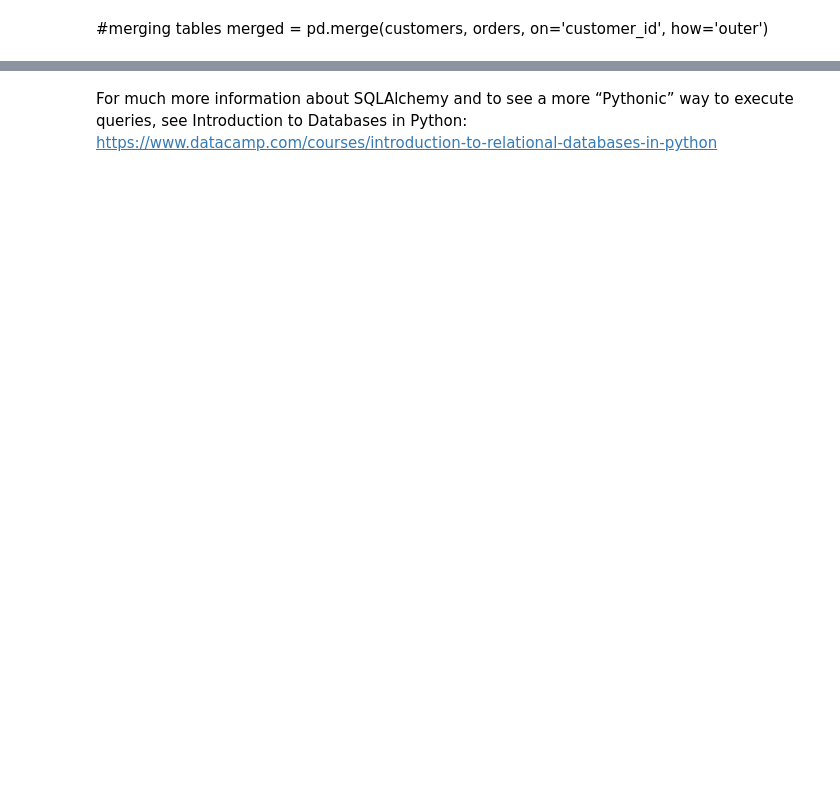
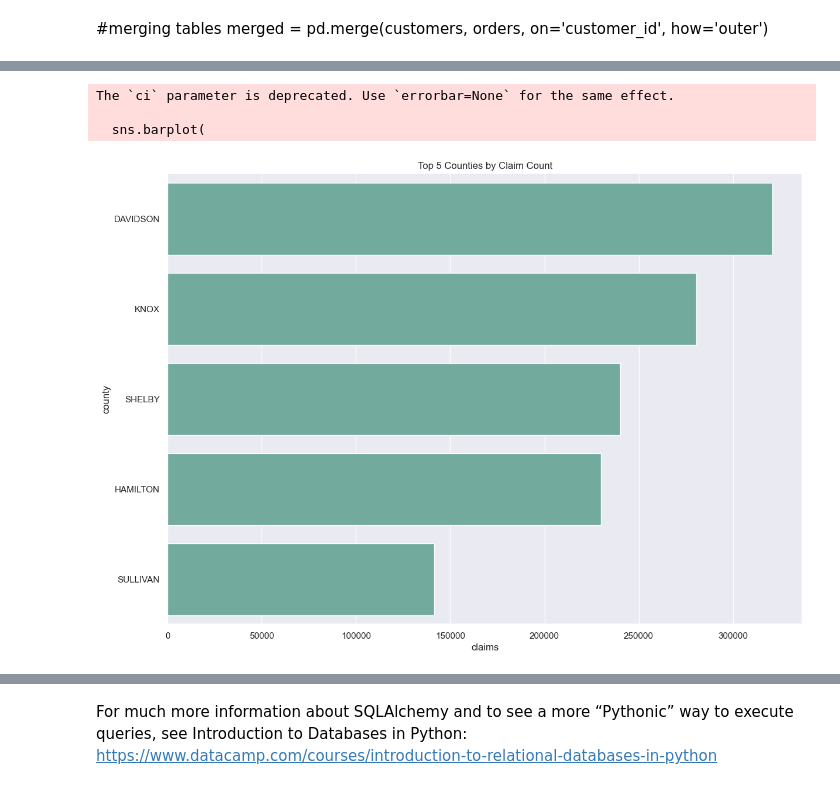
Before and after one commit to NSS-Data-Analytics-Cohort-12/prescribers-python-da12-v2-pandas-pandemonium, a Jupyter notebook: notebooks/prescribers.ipynb, the cells around one changed output, grey strips where cells are left out. Drawn from its saved outputs; the diff is of its cells as text; code cells hidden in the pictures; blank space fills up the shorter version.

```diff
--- a/notebooks/prescribers.ipynb
+++ b/notebooks/prescribers.ipynb
@@ -125,0 +216,3 @@ Name: claims, dtype: float64
+# %%
+county_claims = test_plot.reset_index()
+county_claims
@@ -125,0 +233,3 @@ Name: claims, dtype: float64
+# %%
+top_counties_per_claim = county_claims.nlargest(5, 'claims')
+top_counties_per_claim
@@ -125,0 +243,18 @@ Name: claims, dtype: float64
+# %%
+# Set the figure size
+plt.figure(figsize=(14, 10))
+
+# plot a bar chart
+sns.barplot(
+    y="county",
+    x="claims",
+    data=top_counties_per_claim,
+    estimator=sum,
+    ci=None,
+    color='#69b3a2')
+plt.title('Top 5 Counties by Claim Count');
+# %% [output]
+The `ci` parameter is deprecated. Use `errorbar=None` for the same effect.
+
+  sns.barplot(
+[figure, added]
```
Also changed, not shown: parts of 19 cells of this notebook.
